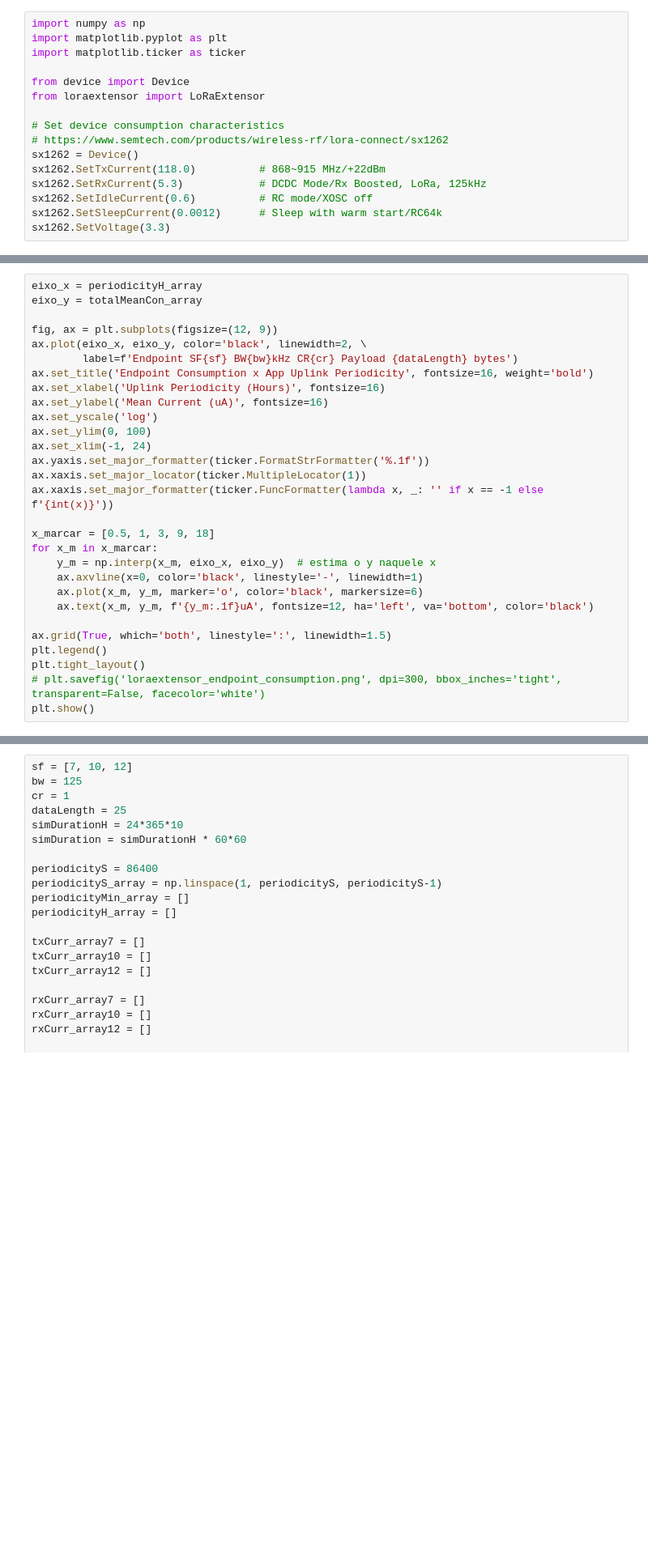
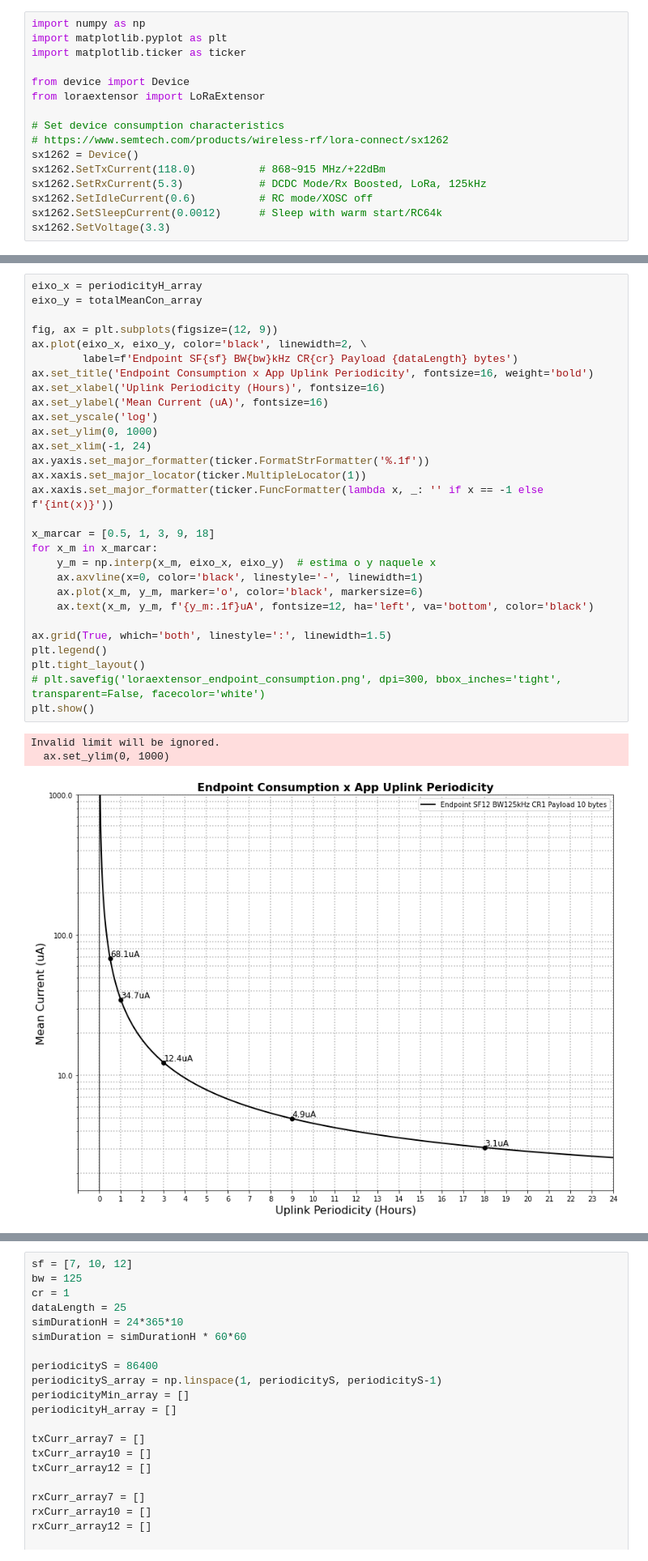
Before and after one commit to ykupas/LoRaExtender, a Jupyter notebook: loraextensor_endpoint.ipynb, the cells around one changed output, grey strips where cells are left out. Shown at 81% size. Cells and saved outputs as stored; diff of their text form; blank space fills up the shorter version.

```diff
--- a/loraextensor_endpoint.ipynb
+++ b/loraextensor_endpoint.ipynb
@@ -50,32 +54,36 @@ for periodicityS in periodicityS_array:
 # %%
 eixo_x = periodicityH_array
 eixo_y = totalMeanCon_array
 
 fig, ax = plt.subplots(figsize=(12, 9))
 ax.plot(eixo_x, eixo_y, color='black', linewidth=2, \
         label=f'Endpoint SF{sf} BW{bw}kHz CR{cr} Payload {dataLength} bytes')
 ax.set_title('Endpoint Consumption x App Uplink Periodicity', fontsize=16, weight='bold')
 ax.set_xlabel('Uplink Periodicity (Hours)', fontsize=16)
 ax.set_ylabel('Mean Current (uA)', fontsize=16)
 ax.set_yscale('log')
-ax.set_ylim(0, 100)
+ax.set_ylim(0, 1000)
 ax.set_xlim(-1, 24)
 ax.yaxis.set_major_formatter(ticker.FormatStrFormatter('%.1f'))
 ax.xaxis.set_major_locator(ticker.MultipleLocator(1))
 ax.xaxis.set_major_formatter(ticker.FuncFormatter(lambda x, _: '' if x == -1 else f'{int(x)}'))
 
 x_marcar = [0.5, 1, 3, 9, 18]
 for x_m in x_marcar:
     y_m = np.interp(x_m, eixo_x, eixo_y)  # estima o y naquele x
     ax.axvline(x=0, color='black', linestyle='-', linewidth=1)
     ax.plot(x_m, y_m, marker='o', color='black', markersize=6)
     ax.text(x_m, y_m, f'{y_m:.1f}uA', fontsize=12, ha='left', va='bottom', color='black')
 
 ax.grid(True, which='both', linestyle=':', linewidth=1.5)
 plt.legend()
 plt.tight_layout()
 # plt.savefig('loraextensor_endpoint_consumption.png', dpi=300, bbox_inches='tight', transparent=False, facecolor='white')
 plt.show()
+# %% [output]
+Invalid limit will be ignored.
+  ax.set_ylim(0, 1000)
+[figure, added]
 # %%
 eixo_x = periodicityH_array
 eixo_y = txCurr_array
```
Also changed, not shown: parts of 17 cells of this notebook, 4 other files.
